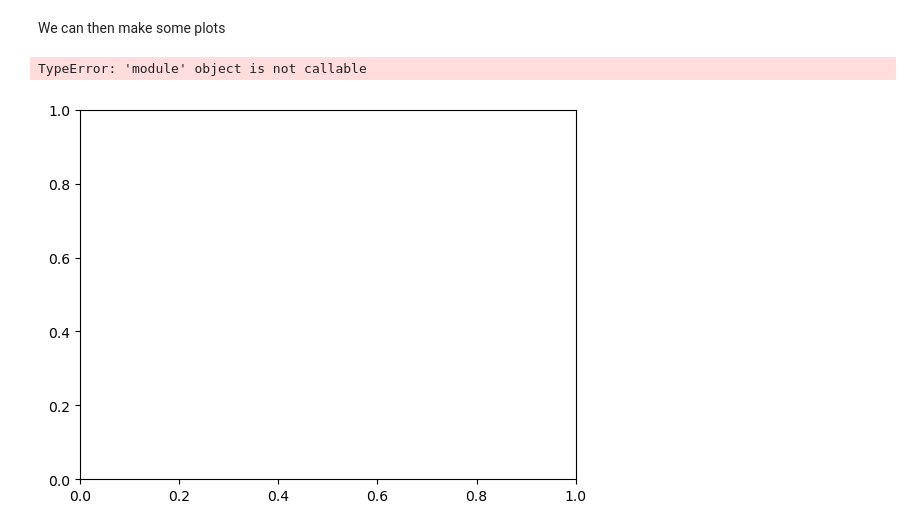
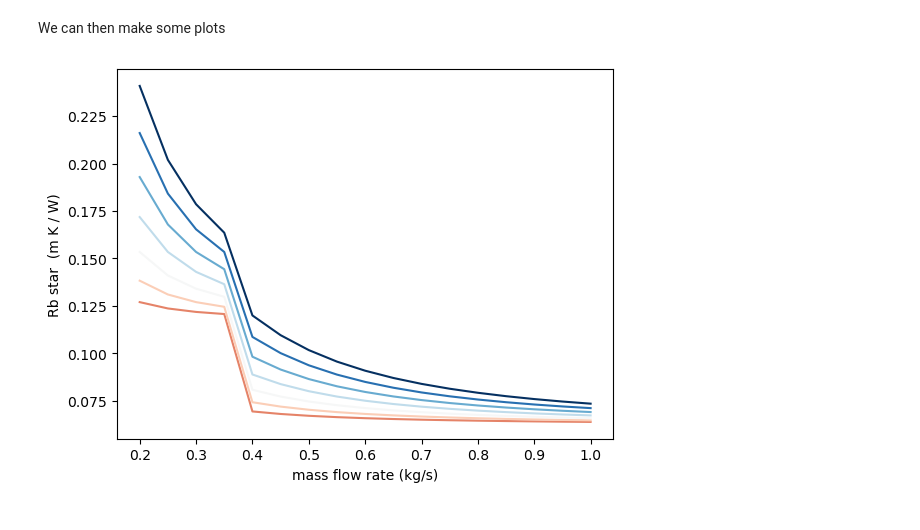
Before and after one commit to alblaz/MJ2519_VT24, a Jupyter notebook: borehole_resistance.ipynb, the cells around one changed output. Cells and saved outputs as stored; diff of their text form; code cells hidden in the pictures.

```diff
--- a/borehole_resistance.ipynb
+++ b/borehole_resistance.ipynb
@@ -265,22 +265,19 @@ for i, m in enumerate(m_range):
 # %%
 import numpy as np
 import matplotlib.pyplot as plt
-from matplotlib import cm
-import matplotlib.colors as mcolors
-
 
 fig, (ax1) = plt.subplots(1, 1)
+cmap = plt.cm.RdBu
 
 # Plot each line with a different color based on its index
 for i in range(len(H_range)):
-    color = colors(H_range[i]/H_range[-1] )  # Get color from the colormap based on index
+    color = cmap(H_range[i]/H_range[-1] )  # Get color from the colormap based on index
     ax1.plot(m_range, Rbstar_matrix[:,i], color=color)
 
 ax1.set_xlabel('mass flow rate (kg/s)')
 ax1.set_ylabel('Rb star  (m K / W)')
 
 # Show plot
 plt.show()
 # %% [output]
-TypeError: 'module' object is not callable
-[figure, old version]
+[figure, new version]
```
